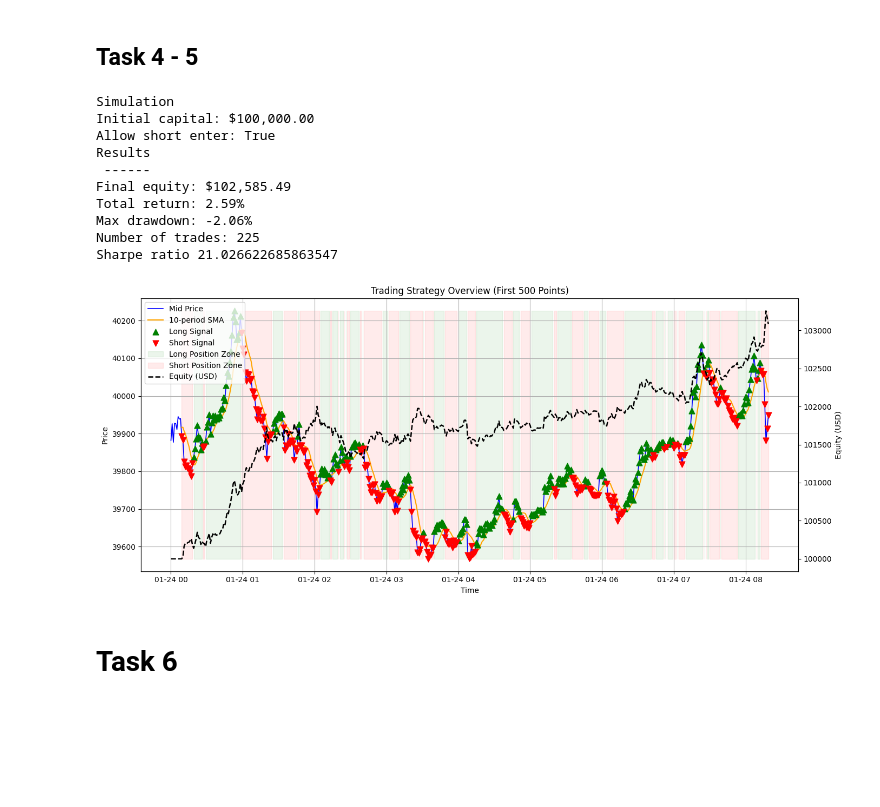
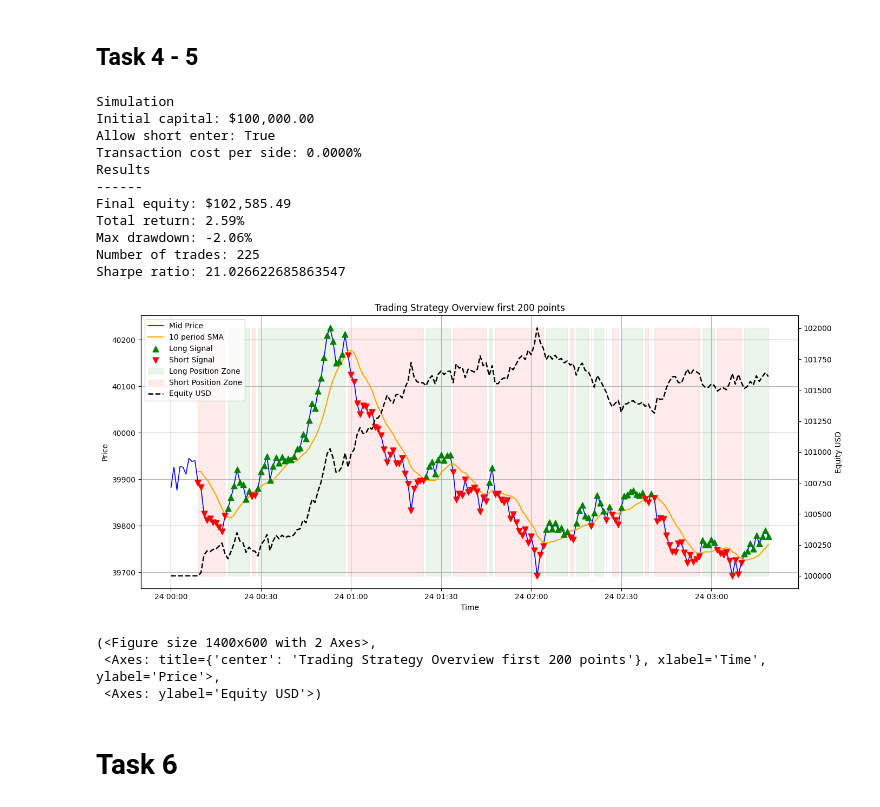
Before and after one commit to KBaja/Quant_research_task, a Jupyter notebook: task.ipynb, the cells around one changed output. Saved outputs shown, nothing was run; the diff lists cells and outputs as text; code cells hidden in the pictures; blank space fills up the shorter version.

```diff
--- a/task.ipynb
+++ b/task.ipynb
@@ -257,65 +70,26 @@ def backtest_strategy(
 # %%
-results = backtest_strategy(df,allow_short_enter=True)
+transaction_cost_pct = 0.0
+allow_short_enter = True
+results = backtest_strategy(df,allow_short_enter=allow_short_enter, transaction_cost_pct=transaction_cost_pct)
 # %% [output]
 Simulation
 Initial capital: $100,000.00
 Allow short enter: True
+Transaction cost per side: 0.0000%
 Results
- ------
+------
 Final equity: $102,585.49
 Total return: 2.59%
 Max drawdown: -2.06%
 Number of trades: 225
-Sharpe ratio 21.026622685863547
+Sharpe ratio: 21.026622685863547
 # %%
-import matplotlib.pyplot as plt
-
-# --- Combined Plot: Price, SMA, Trading Signals, Position, and Equity ---
-N_points = 500
-subset = results.iloc[:N_points]  # or use results_df if you renamed after backtest
-
-fig, ax1 = plt.subplots(figsize=(14, 6))
-
-# --- Price and SMA on the primary y-axis ---
-ax1.plot(subset.index, subset["mid_price"], label="Mid Price", color="blue", linewidth=1.2)
-ax1.plot(subset.index, subset["sma_10"], label="10-period SMA", color="orange", linewidth=1.5)
-
-# --- Mark trading signals ---
-long_signals = subset[subset["signal"] == 1]
-short_signals = subset[subset["signal"] == -1]
-
-ax1.scatter(long_signals.index, long_signals["mid_price"],
-            label="Long Signal", color="green", marker="^", s=60, zorder=5)
-ax1.scatter(short_signals.index, short_signals["mid_price"],
-            label="Short Signal", color="red", marker="v", s=60, zorder=5)
-
-# --- Plot position as shaded regions (long/short zones) ---
-ax1.fill_between(subset.index, subset["mid_price"].min(), subset["mid_price"].max(),
-                 where=subset["position"] > 0, color="green", alpha=0.08, label="Long Position Zone")
-ax1.fill_between(subset.index, subset["mid_price"].min(), subset["mid_price"].max(),
-                 where=subset["position"] < 0, color="red", alpha=0.08, label="Short Position Zone")
-
-# --- Secondary y-axis for equity curve ---
-ax2 = ax1.twinx()
-ax2.plot(subset.index, subset["equity"], label="Equity (USD)", color="black", linewidth=1.8, linestyle="--")
-
-# --- Labels and title ---
-ax1.set_xlabel("Time")
-ax1.set_ylabel("Price")
-ax2.set_ylabel("Equity (USD)")
-
-ax1.set_title(f"Trading Strategy Overview (First {N_points} Points)")
-ax1.grid(True)
-
-# --- Handle legends from both axes ---
-lines_1, labels_1 = ax1.get_legend_handles_labels()
-lines_2, labels_2 = ax2.get_legend_handles_labels()
-ax1.legend(lines_1 + lines_2, labels_1 + labels_2, loc="upper left")
-
-plt.tight_layout()
-plt.show()
+plot_strategy_overview(results, n_points=200)
 # %% [output]
-[figure, old version]
+[figure, new version]
+(<Figure size 1400x600 with 2 Axes>,
+ <Axes: title={'center': 'Trading Strategy Overview first 200 points'}, xlabel='Time', ylabel='Price'>,
+ <Axes: ylabel='Equity USD'>)
 # %% [markdown]
 # Task 6
 # %%
```
Also changed, not shown: parts of 14 cells of this notebook, 3 other files.
